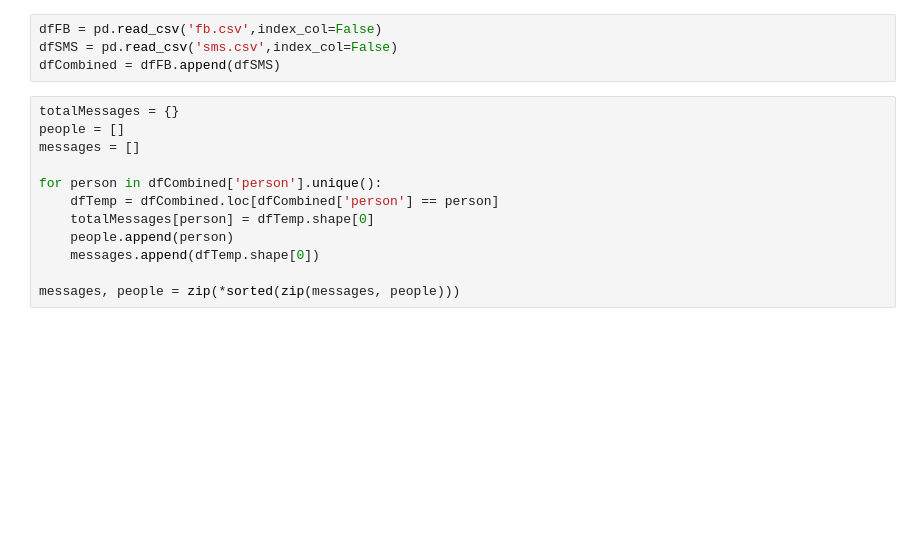
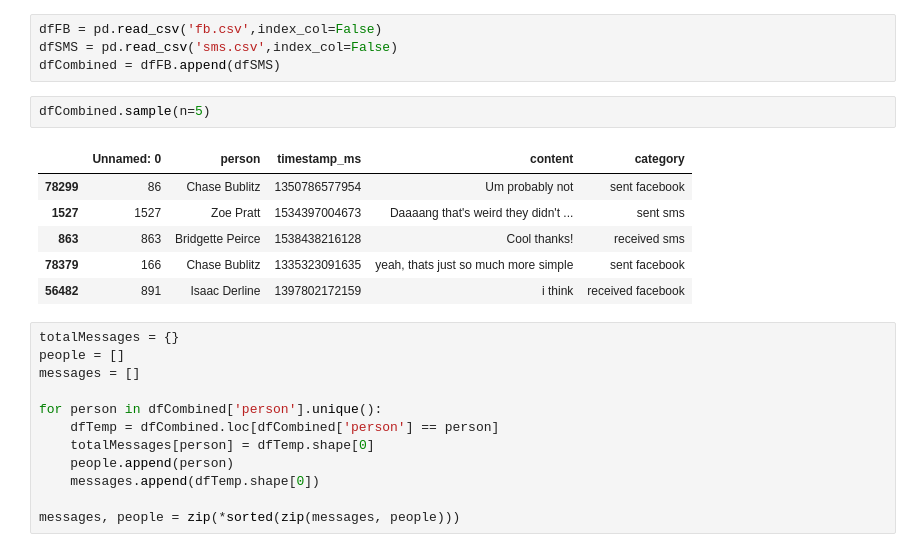
Before and after one commit to lukegalbraithrussell/messages-analysis, a Jupyter notebook: Treemaps.ipynb, the cells around one changed output. Saved outputs shown, nothing was run; the diff lists cells and outputs as text; blank space fills up the shorter version.

```diff
--- a/Treemaps.ipynb
+++ b/Treemaps.ipynb
@@ -11,6 +11,15 @@ import squarify
 dfFB = pd.read_csv('fb.csv',index_col=False)
 dfSMS = pd.read_csv('sms.csv',index_col=False)
 dfCombined = dfFB.append(dfSMS)
+# %%
+dfCombined.sample(n=5)
+# %% [output]
+|  | Unnamed: 0 | person | timestamp_ms | content | category |
+| 78299 | 86 | Chase Bublitz | 1350786577954 | Um probably not | sent facebook |
+| 1527 | 1527 | Zoe Pratt | 1534397004673 | Daaaang that's weird they didn't ... | sent sms |
+| 863 | 863 | Bridgette Peirce | 1538438216128 | Cool thanks! | received sms |
+| 78379 | 166 | Chase Bublitz | 1335323091635 | yeah, thats just so much more simple | sent facebook |
+| 56482 | 891 | Isaac Derline | 1397802172159 | i think | received facebook |
 # %%
 totalMessages = {}
 people = []
```
Also changed, not shown: parts of 2 cells of this notebook.
